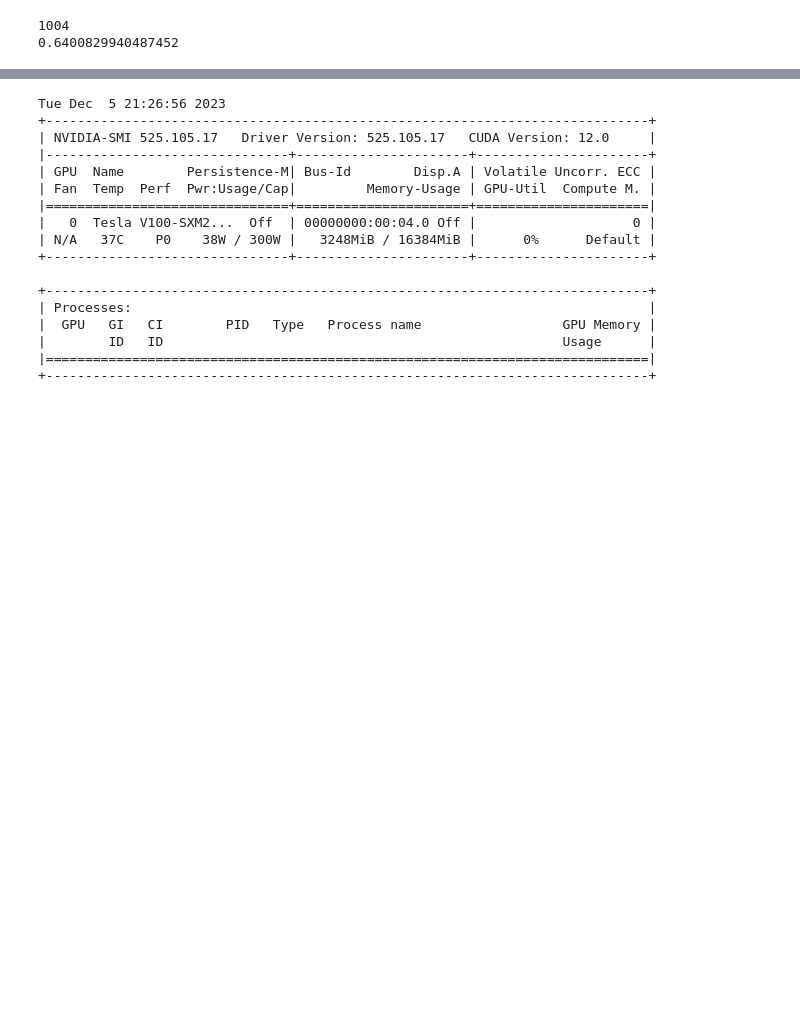
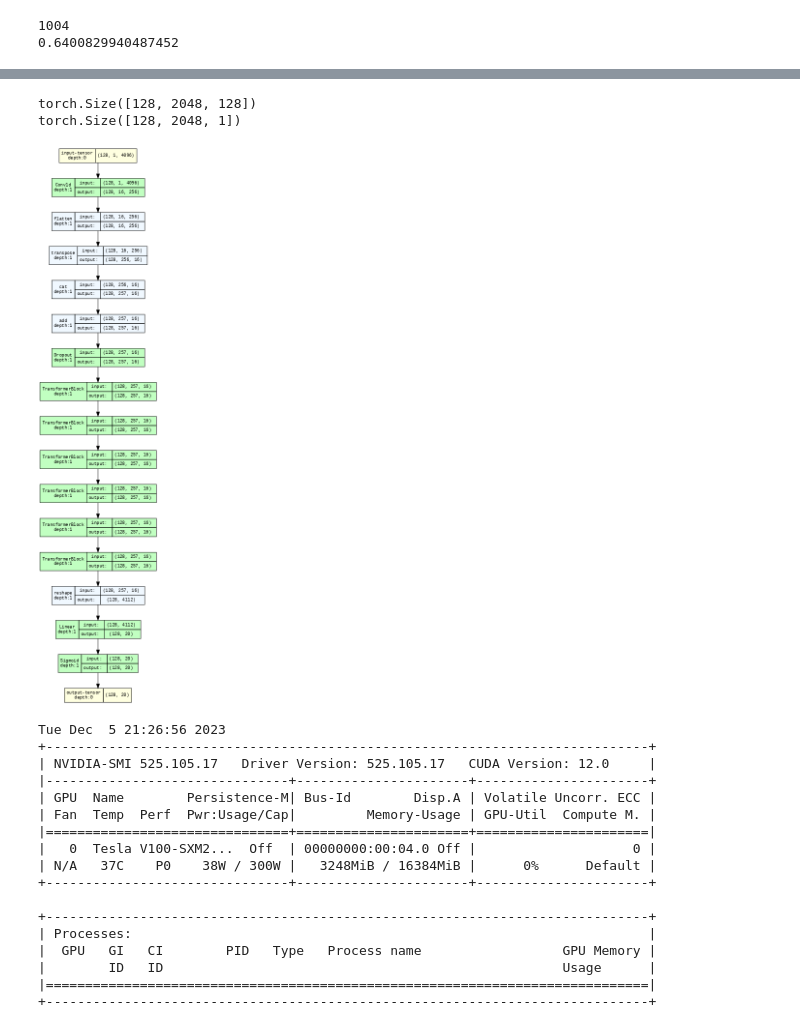
Before and after one commit to erzar0/1d-vit-for-classification-of-xrf-spectra, a Jupyter notebook: proof_of_concept.ipynb, the cells around one changed output, grey strips where cells are left out. Drawn from its saved outputs; the diff is of its cells as text; code cells hidden in the pictures; blank space fills up the shorter version.

```diff
--- a/proof_of_concept.ipynb
+++ b/proof_of_concept.ipynb
@@ -215,6 +218,7 @@ Requirement already satisfied: torchview in /usr/local/lib/python3.10/dist-packa
 # %%
 import torch
 import tqdm
+import graphviz
 import pandas as pd
 import torch.nn as nn
 import torch.optim as optim
@@ -327,7 +331,9 @@ class ResNet(nn.Module):
         x = self.layer2(x)
         x = self.layer3(x)
         x = self.layer4(x)
+        print(x.shape)
         x = self.avgpool(x)
+        print(x.shape)
 
         x = x.reshape(x.shape[0], -1)
         x = self.fc(x)
@@ -372,6 +378,13 @@ def test():
     y = net(torch.randn(BATCH_SIZE, 1, CHANNELS_COUNT).to(device))
     assert y.size() == torch.Size([BATCH_SIZE, TARGET_VECTOR_LENGTH])
     print(y.size())
+
+graph = draw_graph(ResNet50(num_channels=1, num_classes=TARGET_VECTOR_LENGTH), input_size=(128, 1, 4096), expand_nested=True)
+# graphviz.set_jupyter_format('png')
+# graph.visual_graph
+# %% [output]
+torch.Size([128, 2048, 128])
+torch.Size([128, 2048, 1])
 # %%
 import torch
 import torch.nn as nn
@@ -451,34 +464,40 @@ class TransformerBlock(nn.Module):
 #     device = torch.device("cuda" if torch.cuda.is_available() else "cpu")
 #     model.to(device)
 
 #     for epoch in range(num_epochs):
 #         model.train()
 #         running_loss = 0.0
 
 #         for inputs, labels in train_loader:
 #             inputs, labels = inputs.to(device), labels.to(device)
 
 #             optimizer.zero_grad()
 #             outputs = model(inputs)
 #             loss = criterion(outputs, labels)
 #             loss.backward()
 #             optimizer.step()
 
 #             running_loss += loss.item()
 
 #         print(f"Epoch {epoch + 1}/{num_epochs}, Loss: {running_loss / len(train_loader)}")
 
 # Define hyperparameters
 input_size = 4096
 patch_size = 16
 embed_dim = 16
 num_heads = 8
 num_classes = 20
 num_layers = 6
 hidden_dim = 4 * embed_dim
-dropout_rate = 0.5
+dropout_rate = 0.1
 
 model = VisionTransformer(input_size, patch_size, embed_dim, num_heads, num_classes, num_layers, hidden_dim, dropout_rate)
+
+graph = draw_graph(model, input_size=(128, 1, 4096), expand_nested=True, depth=1)
+graphviz.set_jupyter_format('png')
+graph.visual_graph
+# %% [output]
+[figure, added]
 # %%
 !nvidia-smi
 !export CUDA_LAUNCH_BLOCKING=1
```
Also changed, not shown: parts of 3 cells of this notebook.
